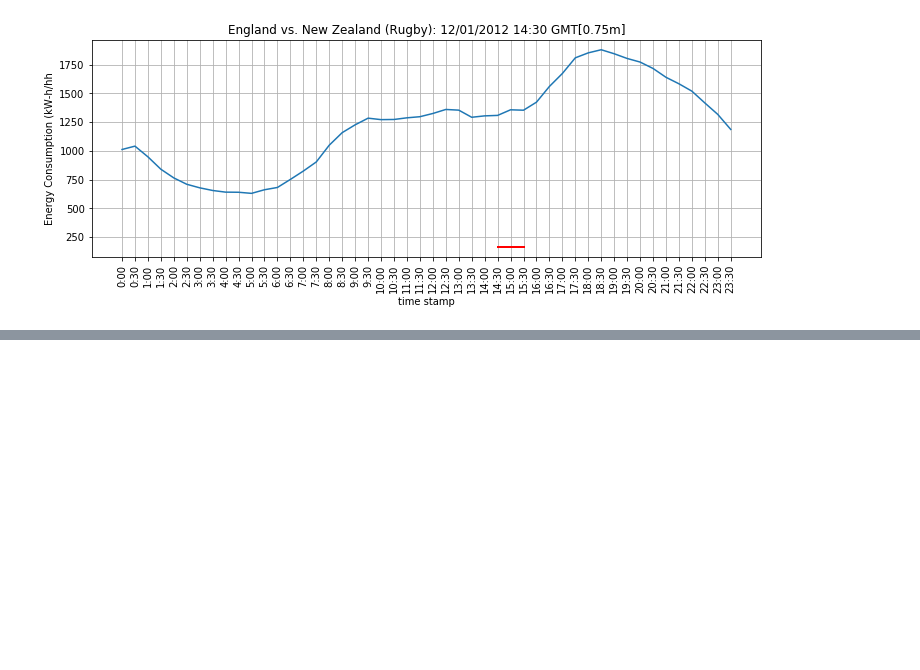
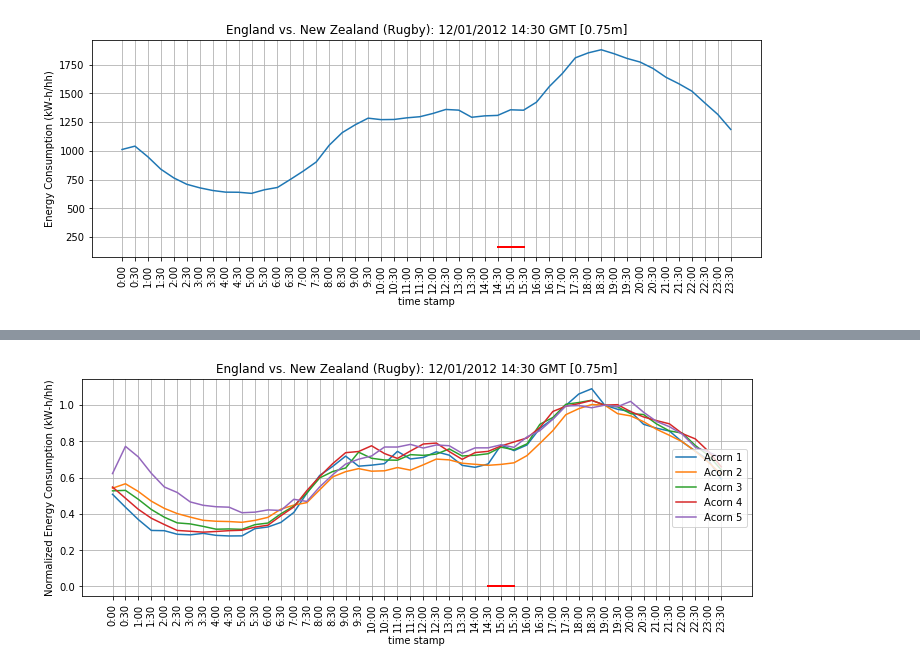
Before and after one commit to group-1-project-1/london-power-analysis, a Jupyter notebook: notebooks/Rugby_ENH_NZ_Other.ipynb, the cells around one changed output, grey strips where cells are left out. Drawn from its saved outputs; the diff is of its cells as text; code cells hidden in the pictures; blank space fills up the shorter version.

```diff
--- a/notebooks/Rugby_ENH_NZ_Other.ipynb
+++ b/notebooks/Rugby_ENH_NZ_Other.ipynb
@@ -149,0 +48,10 @@ plt.show()
+# %%
+dfevent = df_England_NewZealand_12_01
+title   = "England vs. New Zealand (Rugby): 12/01/2012 14:30 GMT [0.75m]"
+tsb     = '14:30'
+tse     = '15:30'
+
+
+eventPlotterAcorn(dfevent, title, tsb, tse, breaktime='19:00')
+# %% [output]
+[figure, added]
```
Also changed, not shown: parts of 13 cells of this notebook.
